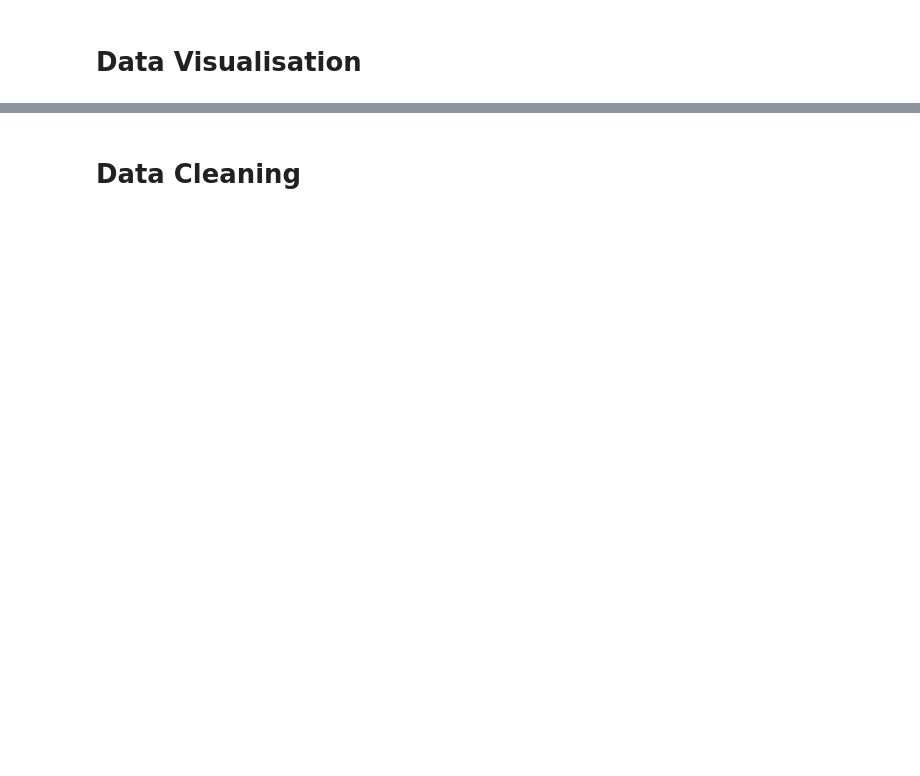
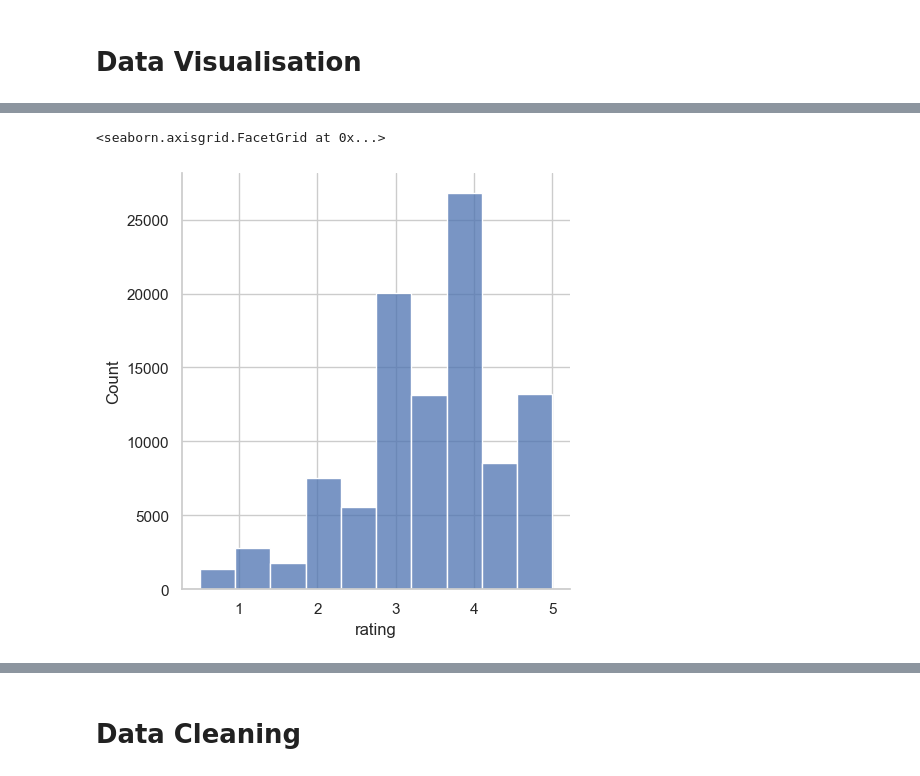
Before and after one commit to NaydelMuscat/com.mcast.project.NaydelMuscat, a Jupyter notebook: src/05_ML_Pipeline.ipynb, the cells around one changed output, grey strips where cells are left out. Cells and saved outputs as stored; diff of their text form; code cells hidden in the pictures; blank space fills up the shorter version.

```diff
--- a/src/05_ML_Pipeline.ipynb
+++ b/src/05_ML_Pipeline.ipynb
@@ -9,0 +27,4 @@
+# %%
+file_path = os.path.join("..","data", "ratings.csv")
+ratings = pd.read_csv(file_path)
+ratings.head()
@@ -21,0 +259,7 @@
+# %%
+#Count of Ratings
+sns.set_theme(style="whitegrid")
+sns.displot(ratings, x="rating", bins=10, color="b")
+# %% [output]
+<seaborn.axisgrid.FacetGrid at 0x...>
+[figure, added]
```
Also changed, not shown: parts of 27 cells of this notebook.
